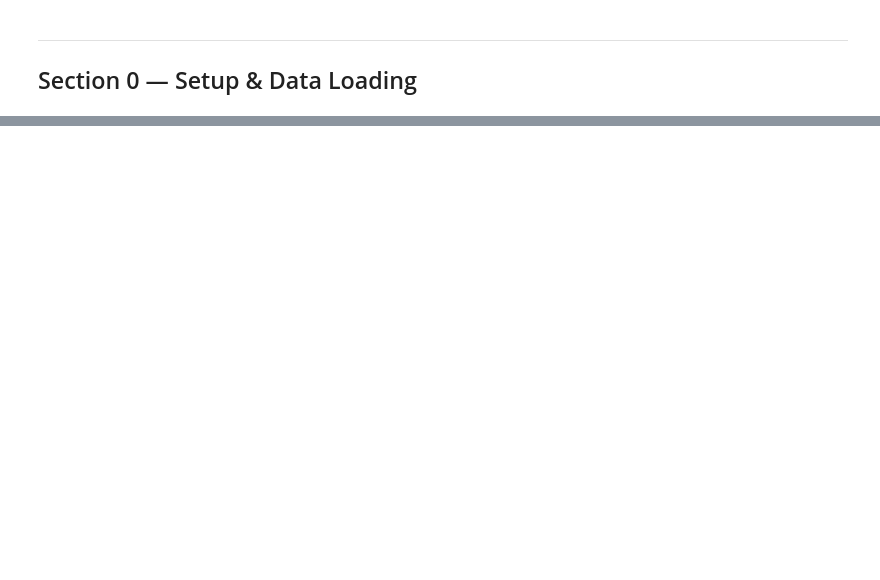
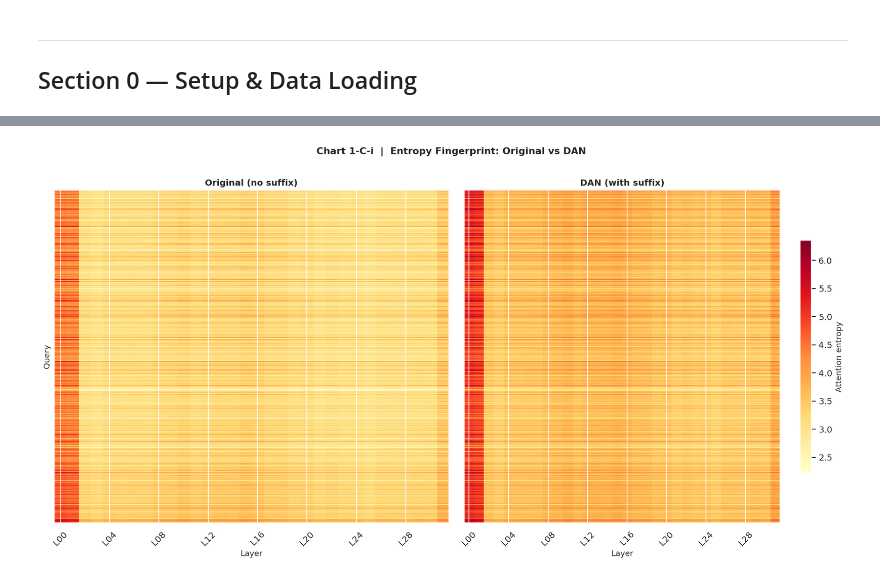
Before and after one commit to ma-lay/llm-jailbreak-analysis, a Jupyter notebook: attention_head_analysis/attention_analysis.ipynb, the cells around one changed output, grey strips where cells are left out. Cells and saved outputs as stored; diff of their text form; code cells hidden in the pictures; blank space fills up the shorter version.

```diff
--- a/attention_head_analysis/attention_analysis.ipynb
+++ b/attention_head_analysis/attention_analysis.ipynb
@@ -875,0 +140,22 @@ print('=' * 66)
+# %%
+# Chart 1-C-i: ENTROPY fingerprint --- Original vs DAN (all 500 queries)
+o = ent_orig[sort_idx, :];  d = ent_dan[sort_idx, :]
+vmin, vmax = min(o.min(), d.min()), max(o.max(), d.max())
+
+fig, axes = plt.subplots(1, 2, figsize=(16, 8), sharey=True)
+for ax, data, title in zip(axes, [o, d],
+                            ['Original (no suffix)', 'DAN (with suffix)']):
+    im = ax.imshow(data, aspect='auto', cmap='YlOrRd',
+                   vmin=vmin, vmax=vmax, interpolation='nearest')
+    ax.set_title(title, fontsize=12, fontweight='bold')
+    ax.set_xlabel('Layer');  ax.set_yticks([])
+    ax.set_xticks(range(0, 32, 4))
+    ax.set_xticklabels(LAYER_LABELS[::4], rotation=45)
+axes[0].set_ylabel('Query')
+plt.colorbar(im, ax=axes[1], shrink=0.7, label='Attention entropy')
+plt.suptitle('Chart 1-C-i  |  Entropy Fingerprint: Original vs DAN',
+             fontsize=13, fontweight='bold', y=1.005)
+plt.tight_layout()
+plt.show()
+# %% [output]
+[figure, added]
```
Also changed, not shown: parts of 58 cells of this notebook.
